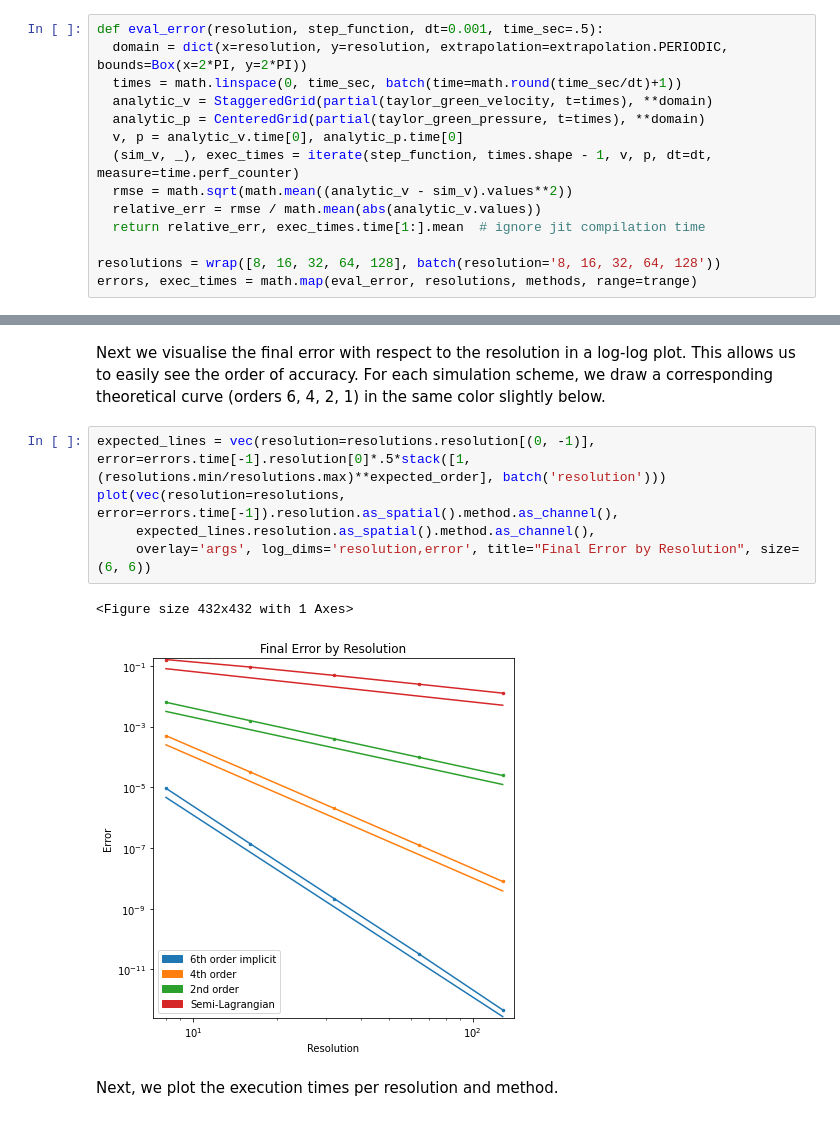
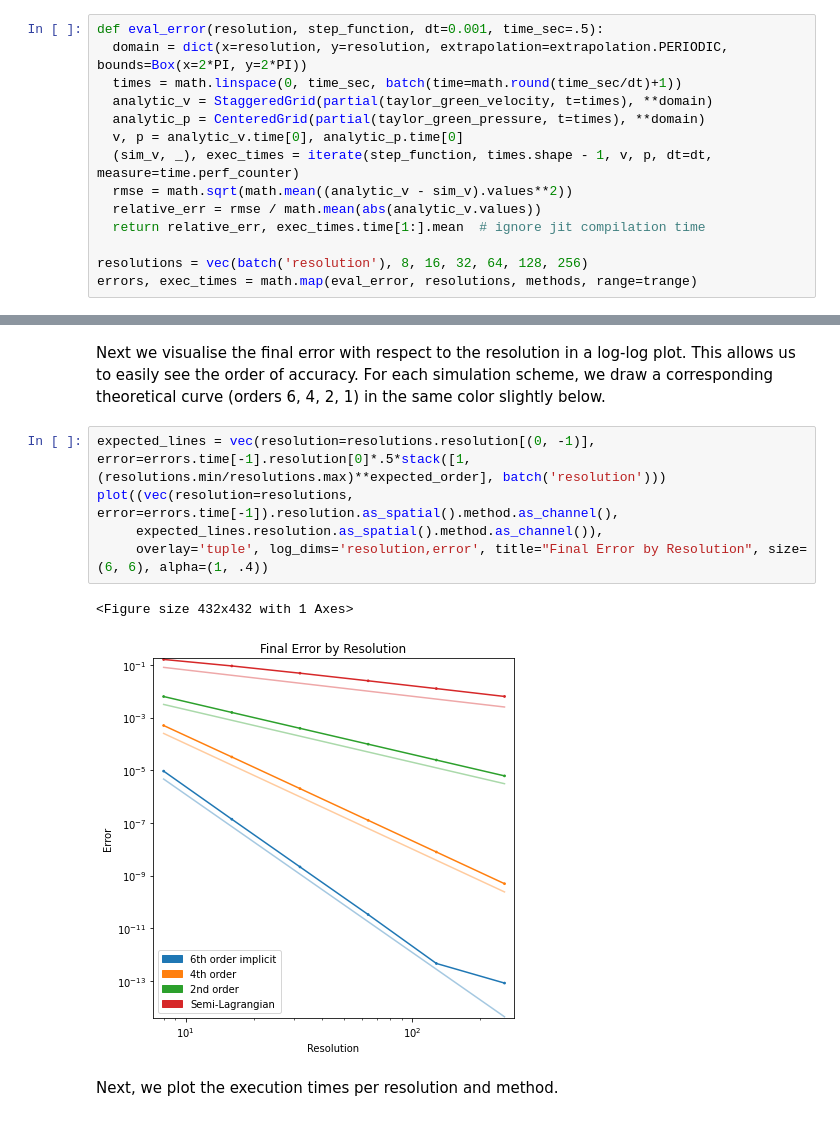
Before and after one commit to tum-pbs/PhiFlow, a Jupyter notebook: docs/prerendered/Taylor_Green_Comparison.ipynb, the cells around one changed output, grey strips where cells are left out. Cells and saved outputs as stored; diff of their text form.

```diff
--- a/docs/prerendered/Taylor_Green_Comparison.ipynb
+++ b/docs/prerendered/Taylor_Green_Comparison.ipynb
@@ -106,7 +106,7 @@ def eval_error(resolution, step_function, dt=0.001, time_sec=.5):
   relative_err = rmse / math.mean(abs(analytic_v.values))
   return relative_err, exec_times.time[1:].mean  # ignore jit compilation time
 
-resolutions = wrap([8, 16, 32, 64, 128], batch(resolution='8, 16, 32, 64, 128'))
+resolutions = vec(batch('resolution'), 8, 16, 32, 64, 128, 256)
 errors, exec_times = math.map(eval_error, resolutions, methods, range=trange)
 # %% [markdown]
 Let's take a look at how the errors develop over time.
@@ -121,12 +121,12 @@ Next we visualise the final error with respect to the resolution in a log-log pl
 For each simulation scheme, we draw a corresponding theoretical curve (orders 6, 4, 2, 1) in the same color slightly below.
 # %%
 expected_lines = vec(resolution=resolutions.resolution[(0, -1)], error=errors.time[-1].resolution[0]*.5*stack([1, (resolutions.min/resolutions.max)**expected_order], batch('resolution')))
-plot(vec(resolution=resolutions, error=errors.time[-1]).resolution.as_spatial().method.as_channel(),
-     expected_lines.resolution.as_spatial().method.as_channel(),
-     overlay='args', log_dims='resolution,error', title="Final Error by Resolution", size=(6, 6))
+plot((vec(resolution=resolutions, error=errors.time[-1]).resolution.as_spatial().method.as_channel(),
+     expected_lines.resolution.as_spatial().method.as_channel()),
+     overlay='tuple', log_dims='resolution,error', title="Final Error by Resolution", size=(6, 6), alpha=(1, .4))
 # %% [output]
 <Figure size 432x432 with 1 Axes>
-[figure, old version]
+[figure, new version]
 # %% [markdown]
 Next, we plot the execution times per resolution and method.
 # %%
```
Also changed, not shown: parts of 3 cells of this notebook, 1 other file.
